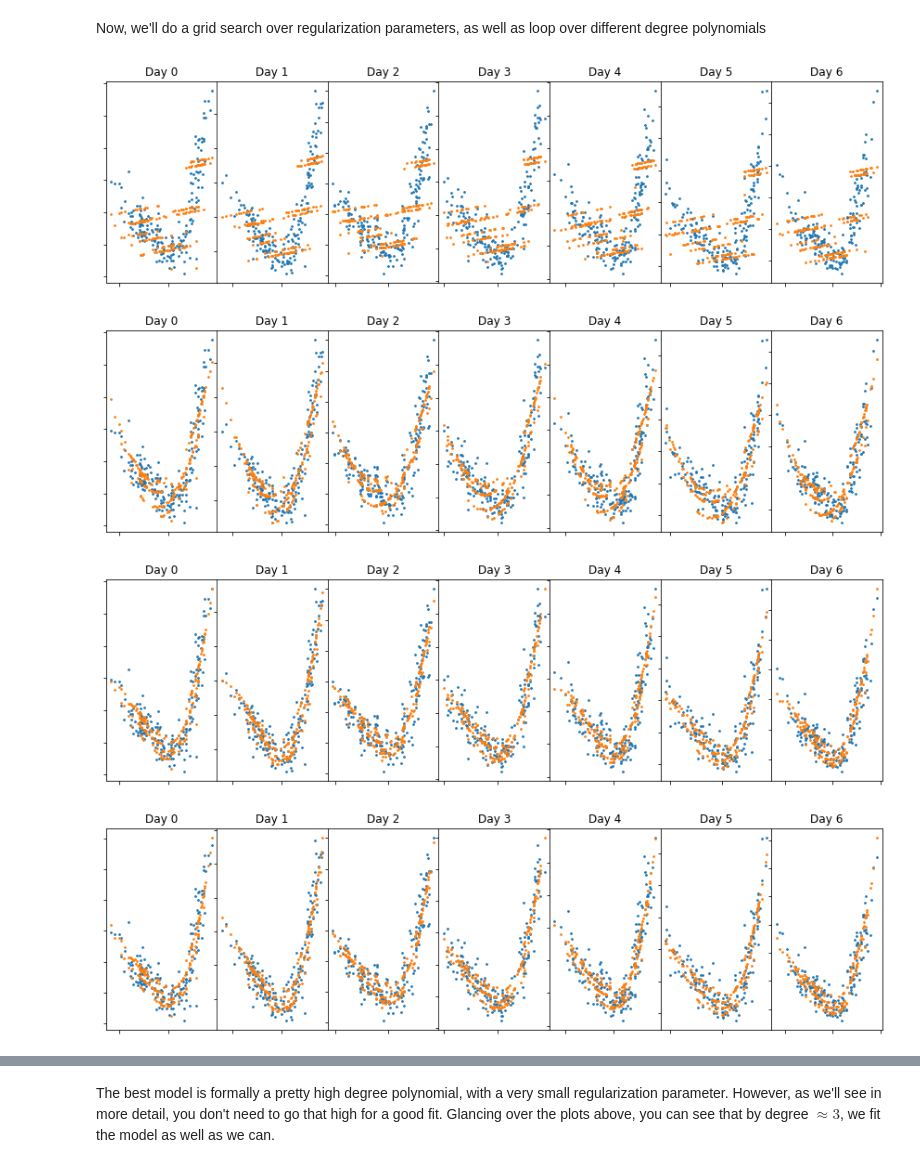
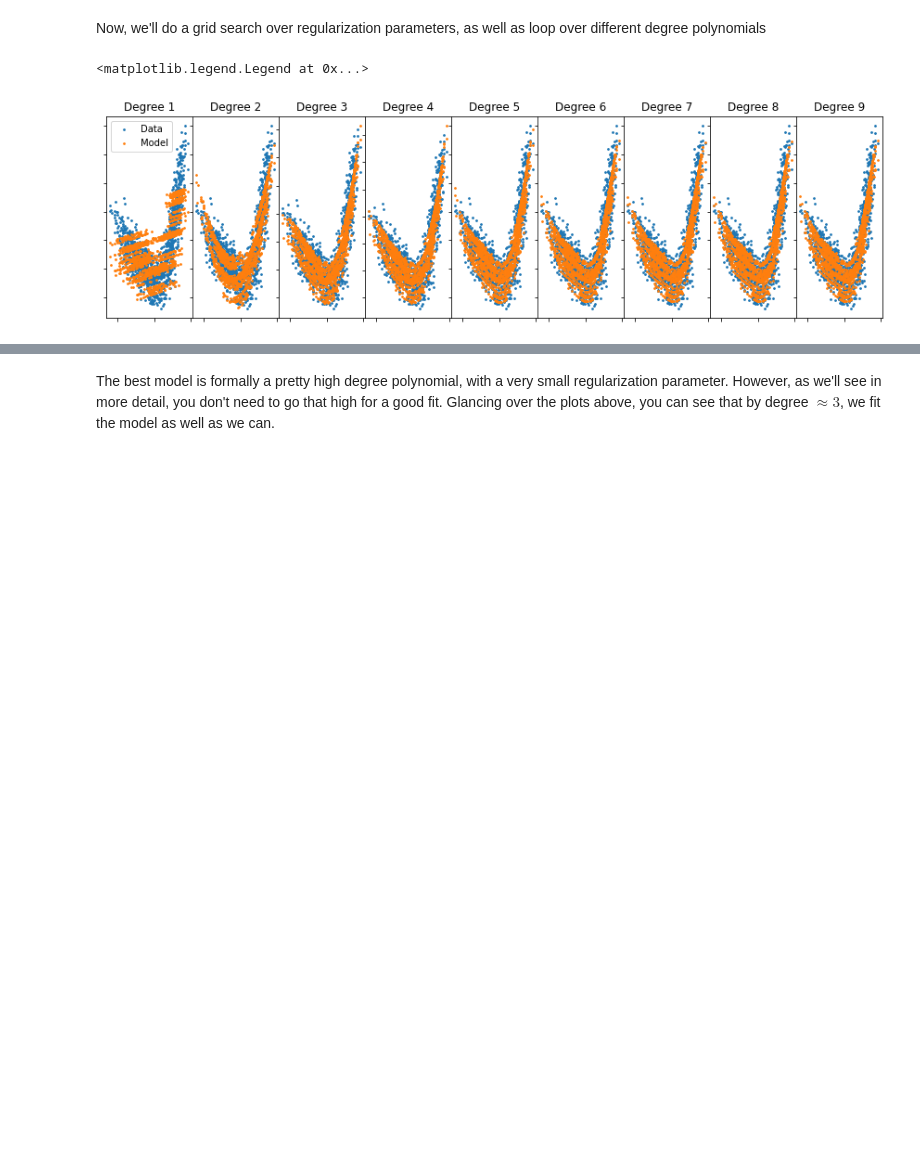
Before and after one commit to emapple/social, a Jupyter notebook: Weather_vs_demand.ipynb, the cells around one changed output, grey strips where cells are left out. Drawn from its saved outputs; the diff is of its cells as text; code cells hidden in the pictures; blank space fills up the shorter version.

Commit message:
Add 2020 data, improve plotting

```diff
--- a/Weather_vs_demand.ipynb
+++ b/Weather_vs_demand.ipynb
@@ -196,43 +196,44 @@ Now, we'll do a grid search over regularization parameters, as well as loop over
 # %%
 # Using CV to test best polynomial degree and best regularization parameter
 
 degree_score = np.zeros(len(temp_columns))
 degree_alpha = np.zeros(len(temp_columns))
 degree_list = np.array(list(map(lambda x: int(x[2:]), temp_columns)))
 
 Xtrain, Xtest, ytrain, ytest = train_test_split(X, y, test_size=0.2)
 
 best_models = []
 
+fig, ax = plt.subplots(1, len(degree_list))
+fig.set_size_inches(15, 4)
+fig.subplots_adjust(wspace=0)
+
 for it, degree in enumerate(degree_list):
 
     Xtrain_deg = up_to_degree(Xtrain, degree)
 
     model = Ridge()
 
-    grid = GridSearchCV(model, param_grid={'alpha': np.logspace(-5, 1, 50)}, )
+    grid = GridSearchCV(model, param_grid={'alpha': np.logspace(-6, 2, 100)}, )
 
     grid.fit(Xtrain_deg, ytrain)
 
-    fig, ax = plt.subplots(1, 7)
-    fig.set_size_inches(15, 4)
-    fig.subplots_adjust(wspace=0)
-    for i in range(len(ax)):
-        ax[i].set_xticklabels([], [])
-        ax[i].set_yticklabels([], [])
-        ax[i].set_title(f'Day {i}')
-        ax[i].scatter(Xtrain.loc[(Xtrain.index.dayofweek == i), 'T_1'],
-                      ytrain[(Xtrain.index.dayofweek == i)], s=3)
+    ax[it].set_xticklabels([], [])
+    ax[it].set_yticklabels([], [])
+    ax[it].set_title(f'Degree {degree}')
+    ax[it].scatter(Xtrain.loc[:, 'T_1'],
+                  ytrain, s=3, label='Data')
 
-        ax[i].scatter(Xtrain.loc[(Xtrain.index.dayofweek == i), 'T_1'],
-                      grid.best_estimator_.predict(Xtrain_deg[Xtrain.index.dayofweek == i]), s=3)
+    ax[it].scatter(Xtrain.loc[:, 'T_1'],
+                  grid.best_estimator_.predict(Xtrain_deg), s=3,
+                  label='Model')
 
     degree_score[it] = grid.best_score_
     degree_alpha[it] = grid.best_params_['alpha']
 
     best_models.append(grid.best_estimator_)
+
+ax[0].legend(loc='upper left')
 # %% [output]
+<matplotlib.legend.Legend at 0x...>
-[figure, old version]
+[figure, new version]
-[figure, removed]
-[figure, removed]
-[figure, removed]
```
Also changed, not shown: parts of 18 cells of this notebook.
